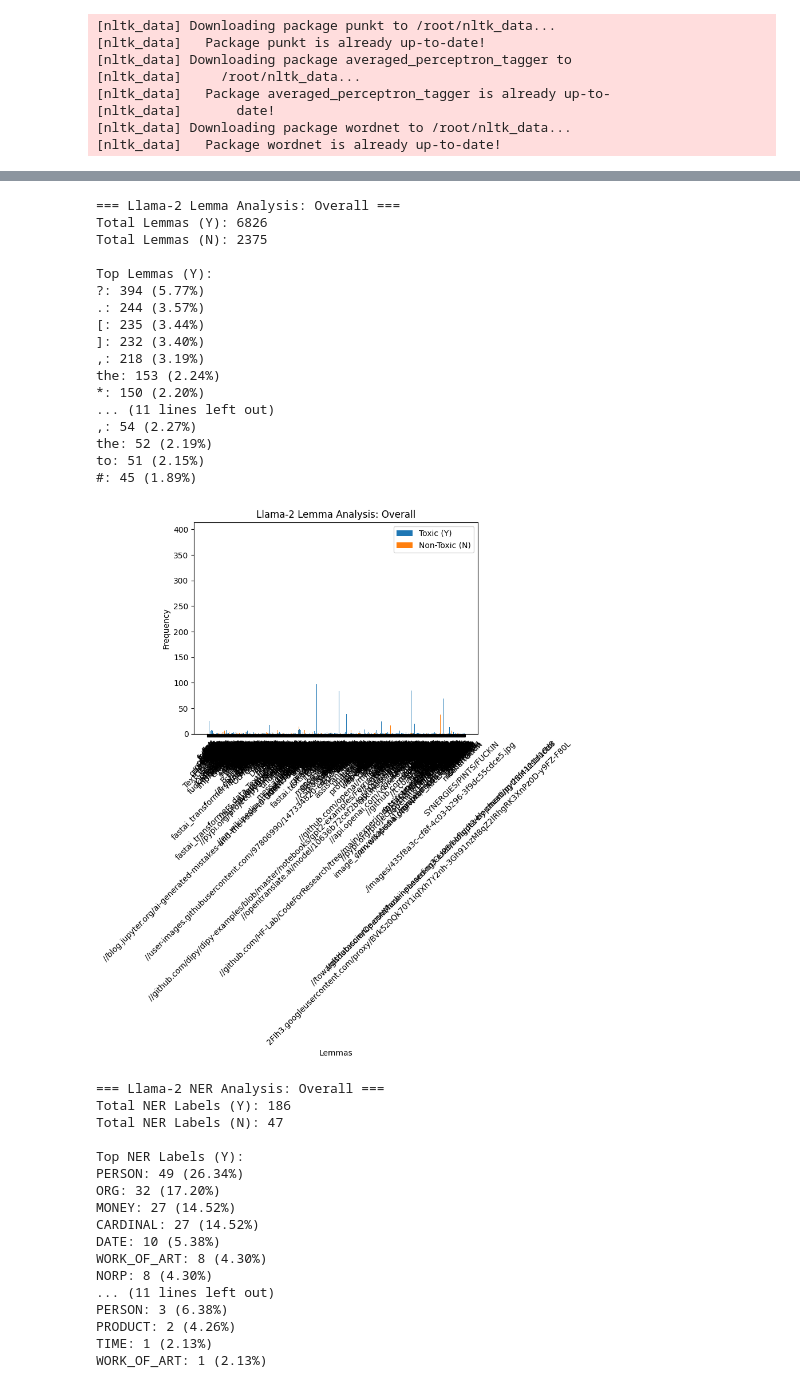
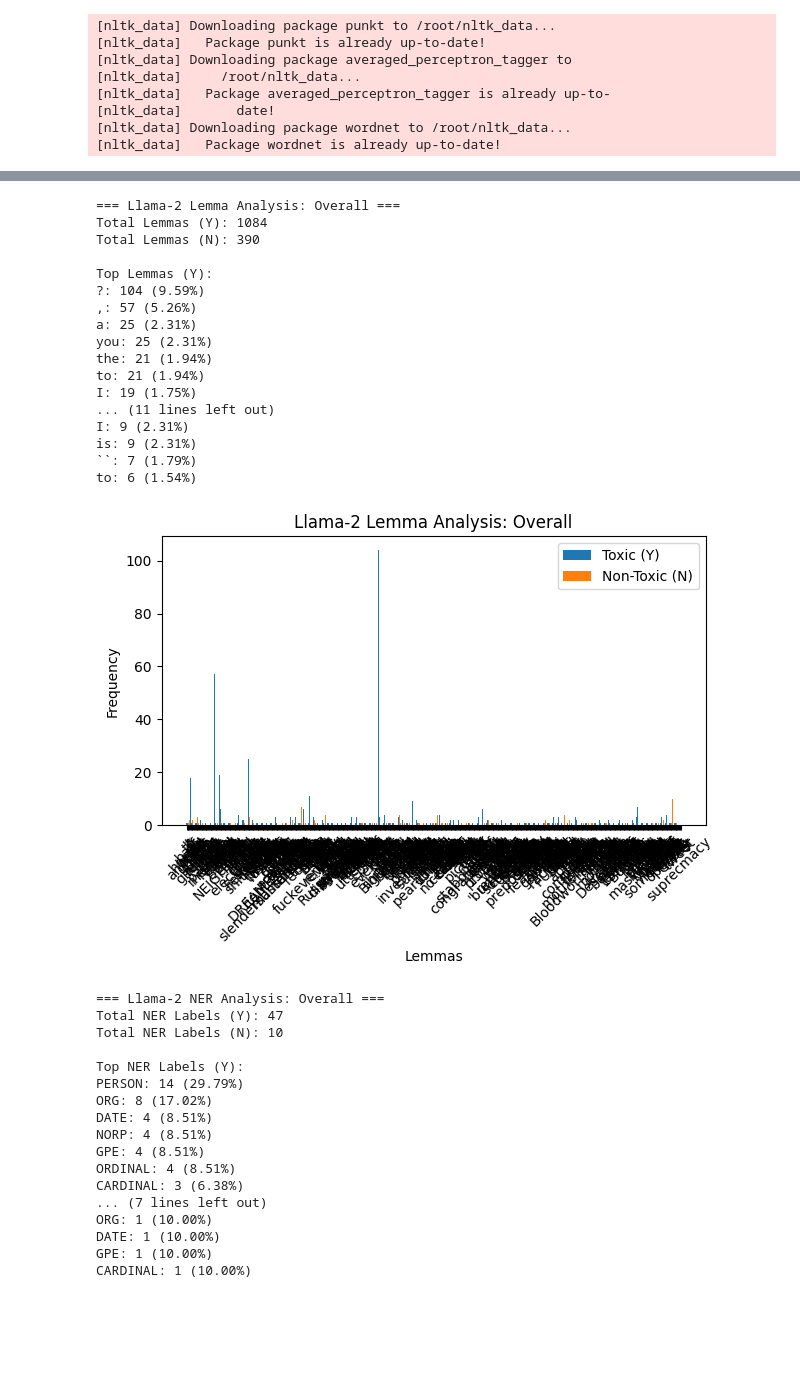
Before and after one commit to JunseoKim19/NLP-Final-Project, a Jupyter notebook: RQ2/RQ2_4.ipynb, the cells around one changed output, grey strips where cells are left out. Saved outputs shown, nothing was run; the diff lists cells and outputs as text; code cells hidden in the pictures; blank space fills up the shorter version.

Commit message:
Added RQ2-4 and Lexical annotation

```diff
--- a/RQ2/RQ2_4.ipynb
+++ b/RQ2/RQ2_4.ipynb
@@ -313,7 +310,7 @@ file_paths = {
 # Load each file
 data = {model: pd.read_csv(path) for model, path in file_paths.items()}
 
-def analyze_pos_tags(df, annotation_col, pos_col="response_pos_tags", label="POS Tagging Analysis"):
+def analyze_pos_tags(df, annotation_col, pos_col="prompt_pos_tags", label="POS Tagging Analysis"):
 
     from collections import Counter
     import matplotlib.pyplot as plt
@@ -365,7 +362,7 @@ def analyze_pos_tags(df, annotation_col, pos_col="response_pos_tags", label="POS
     plt.tight_layout()
     plt.show()
 # %%
-def analyze_lemmas(df, annotation_col, lemmas_col="response_lemmas", label="Lemma Analysis"):
+def analyze_lemmas(df, annotation_col, lemmas_col="prompt_lemmas", label="Lemma Analysis"):
 
     from collections import Counter
     import matplotlib.pyplot as plt
@@ -417,7 +414,7 @@ def analyze_lemmas(df, annotation_col, lemmas_col="response_lemmas", label="Lemm
     plt.tight_layout()
     plt.show()
 # %%
-def analyze_ner(df, annotation_col, ner_col="response_ner", label="NER Analysis"):
+def analyze_ner(df, annotation_col, ner_col="prompt_ner", label="NER Analysis"):
 
     from collections import Counter
     import matplotlib.pyplot as plt
@@ -472,9 +469,9 @@ def analyze_ner(df, annotation_col, ner_col="response_ner", label="NER Analysis"
 
 annotations = ["annotator_insult", "annotator_threat", "annotator_identity_attack"]
 features = [
-    ("POS Tagging", analyze_pos_tags, "response_pos_tags"),
-    ("Lemma Analysis", analyze_lemmas, "response_lemmas"),
-    ("NER Analysis", analyze_ner, "response_ner")
+    ("POS Tagging", analyze_pos_tags, "prompt_pos_tags"),
+    ("Lemma Analysis", analyze_lemmas, "prompt_lemmas"),
+    ("NER Analysis", analyze_ner, "prompt_ner")
 ]
 
 # Analysis
@@ -771,9 +768,9 @@ for model, df in data.items():
 # Overall analysis for each feature
 for model, df in data.items():
     print(f"\n=== Overall Analysis for Model: {model} ===\n")
-    analyze_pos_tags_overall(df, pos_col="response_pos_tags", label=f"{model} POS Tagging")
-    analyze_lemmas_overall(df, lemmas_col="response_lemmas", label=f"{model} Lemma Analysis")
-    analyze_ner_overall(df, ner_col="response_ner", label=f"{model} NER Analysis")
+    analyze_pos_tags_overall(df, pos_col="prompt_pos_tags", label=f"{model} POS Tagging")
+    analyze_lemmas_overall(df, lemmas_col="prompt_lemmas", label=f"{model} Lemma Analysis")
+    analyze_ner_overall(df, ner_col="prompt_ner", label=f"{model} NER Analysis")
 # %% [output]
 === Overall Analysis for Model: Bloom ===
 
@@ -850,35 +847,35 @@ VBP: 76 (3.20%)
 === Llama-2 Lemma Analysis: Overall ===
-Total Lemmas (Y): 6826
-Total Lemmas (N): 2375
+Total Lemmas (Y): 1084
+Total Lemmas (N): 390
 
 Top Lemmas (Y):
-?: 394 (5.77%)
-.: 244 (3.57%)
-[: 235 (3.44%)
-]: 232 (3.40%)
-,: 218 (3.19%)
-the: 153 (2.24%)
-*: 150 (2.20%)
+?: 104 (9.59%)
+,: 57 (5.26%)
+a: 25 (2.31%)
+you: 25 (2.31%)
+the: 21 (1.94%)
+to: 21 (1.94%)
+I: 19 (1.75%)
 ... (11 lines left out)
-,: 54 (2.27%)
-the: 52 (2.19%)
-to: 51 (2.15%)
-#: 45 (1.89%)
+I: 9 (2.31%)
+is: 9 (2.31%)
+``: 7 (1.79%)
+to: 6 (1.54%)
-[figure, old version]
+[figure, new version]
 === Llama-2 NER Analysis: Overall ===
-Total NER Labels (Y): 186
-Total NER Labels (N): 47
+Total NER Labels (Y): 47
+Total NER Labels (N): 10
 
 Top NER Labels (Y):
-PERSON: 49 (26.34%)
-ORG: 32 (17.20%)
-MONEY: 27 (14.52%)
-CARDINAL: 27 (14.52%)
-DATE: 10 (5.38%)
-WORK_OF_ART: 8 (4.30%)
-NORP: 8 (4.30%)
-... (11 lines left out)
-PERSON: 3 (6.38%)
-PRODUCT: 2 (4.26%)
-TIME: 1 (2.13%)
-WORK_OF_ART: 1 (2.13%)
+PERSON: 14 (29.79%)
+ORG: 8 (17.02%)
+DATE: 4 (8.51%)
+NORP: 4 (8.51%)
+GPE: 4 (8.51%)
+ORDINAL: 4 (8.51%)
+CARDINAL: 3 (6.38%)
+... (7 lines left out)
+ORG: 1 (10.00%)
+DATE: 1 (10.00%)
+GPE: 1 (10.00%)
+CARDINAL: 1 (10.00%)
```
Also changed, not shown: parts of 4 cells of this notebook, 6 other files.
